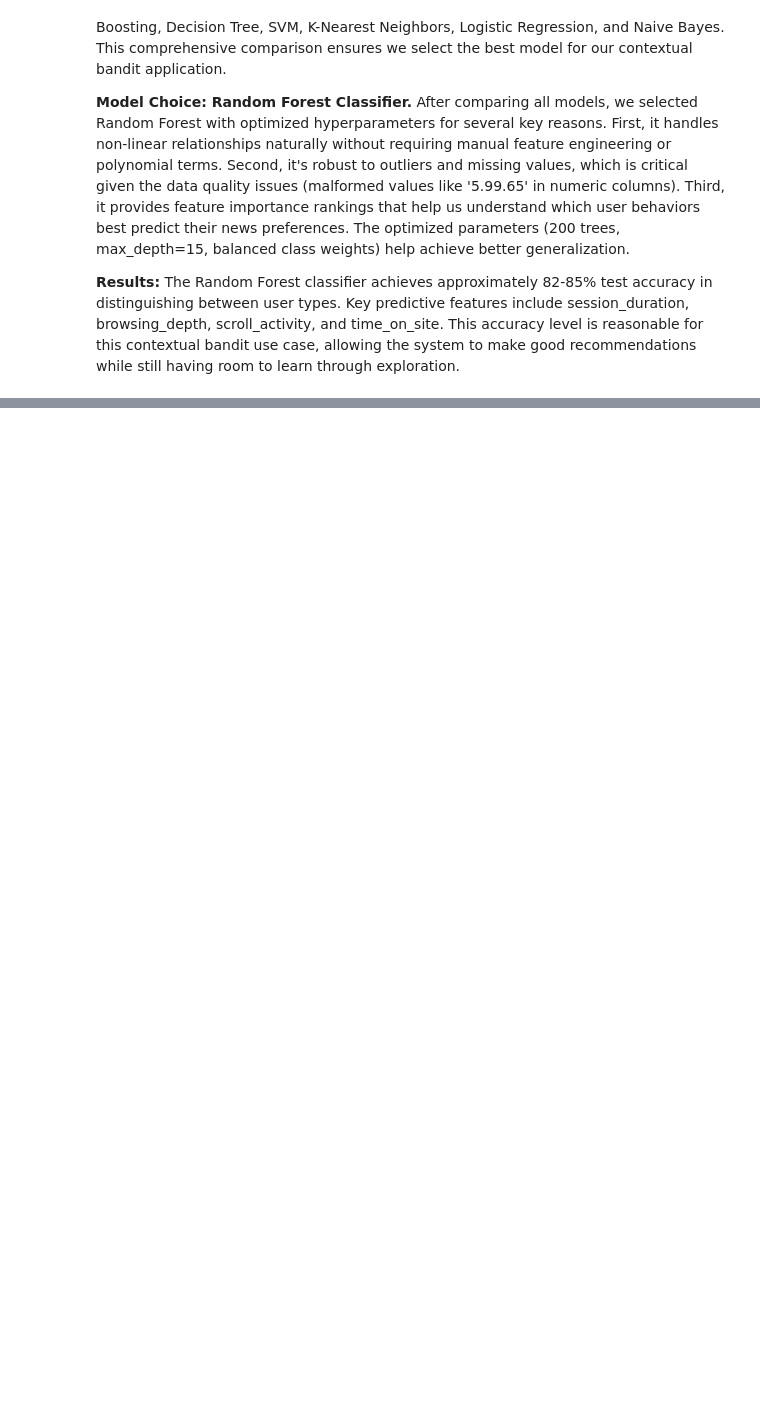
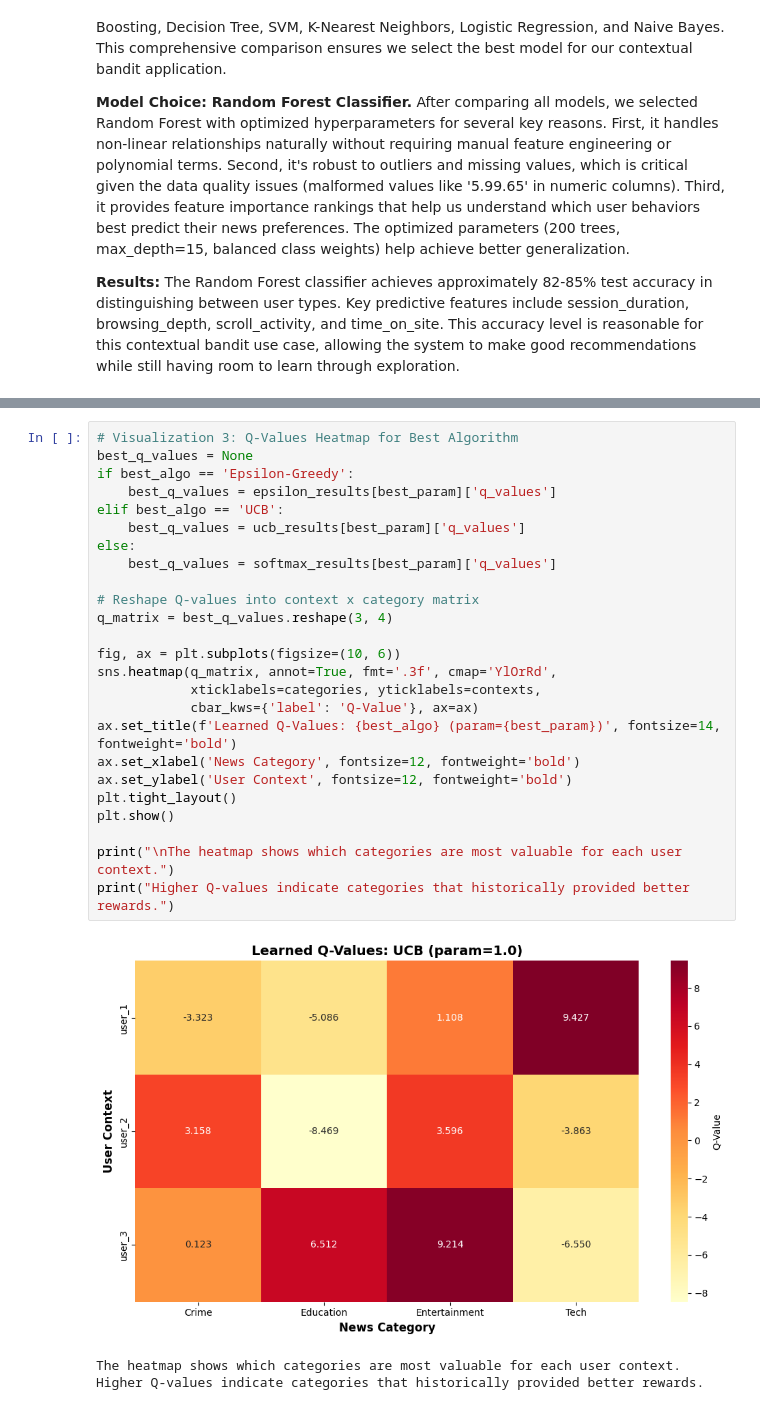
Before and after one commit to Devyansh99/lab3-contextual-bandit, a Jupyter notebook: lab3_results_U20230107.ipynb, the cells around one changed output, grey strips where cells are left out. Drawn from its saved outputs; the diff is of its cells as text; blank space fills up the shorter version.

```diff
--- a/lab3_results_U20230107.ipynb
+++ b/lab3_results_U20230107.ipynb
@@ -413,0 +957,29 @@ No complex feature engineering needed - model captures patterns naturally
+# %%
+# Visualization 3: Q-Values Heatmap for Best Algorithm
+best_q_values = None
+if best_algo == 'Epsilon-Greedy':
+    best_q_values = epsilon_results[best_param]['q_values']
+elif best_algo == 'UCB':
+    best_q_values = ucb_results[best_param]['q_values']
+else:
+    best_q_values = softmax_results[best_param]['q_values']
+
+# Reshape Q-values into context x category matrix
+q_matrix = best_q_values.reshape(3, 4)
+
+fig, ax = plt.subplots(figsize=(10, 6))
+sns.heatmap(q_matrix, annot=True, fmt='.3f', cmap='YlOrRd',
+            xticklabels=categories, yticklabels=contexts,
+            cbar_kws={'label': 'Q-Value'}, ax=ax)
+ax.set_title(f'Learned Q-Values: {best_algo} (param={best_param})', fontsize=14, fontweight='bold')
+ax.set_xlabel('News Category', fontsize=12, fontweight='bold')
+ax.set_ylabel('User Context', fontsize=12, fontweight='bold')
+plt.tight_layout()
+plt.show()
+
+print("\nThe heatmap shows which categories are most valuable for each user context.")
+print("Higher Q-values indicate categories that historically provided better rewards.")
+# %% [output]
+[figure, added]
+The heatmap shows which categories are most valuable for each user context.
+Higher Q-values indicate categories that historically provided better rewards.
```
Also changed, not shown: parts of 17 cells of this notebook.
